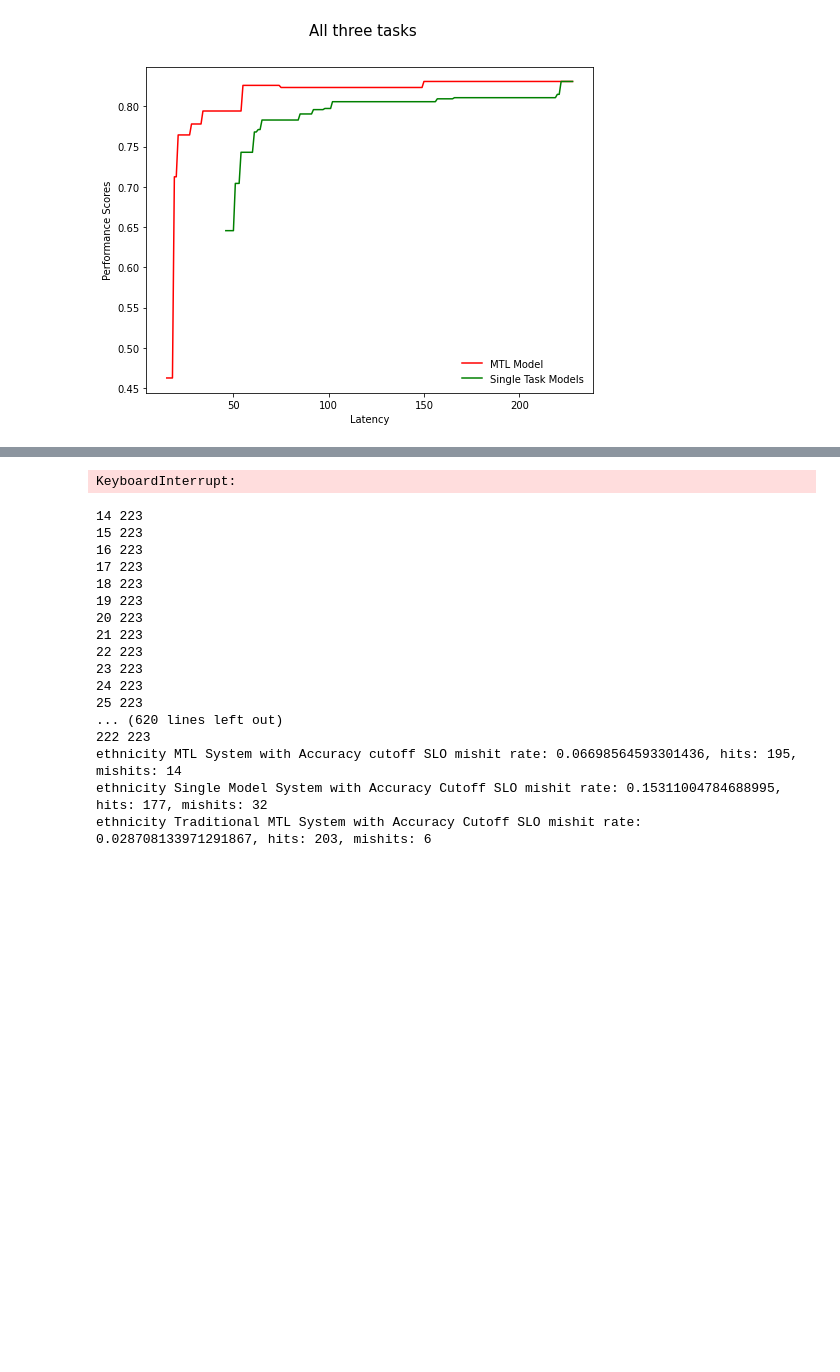
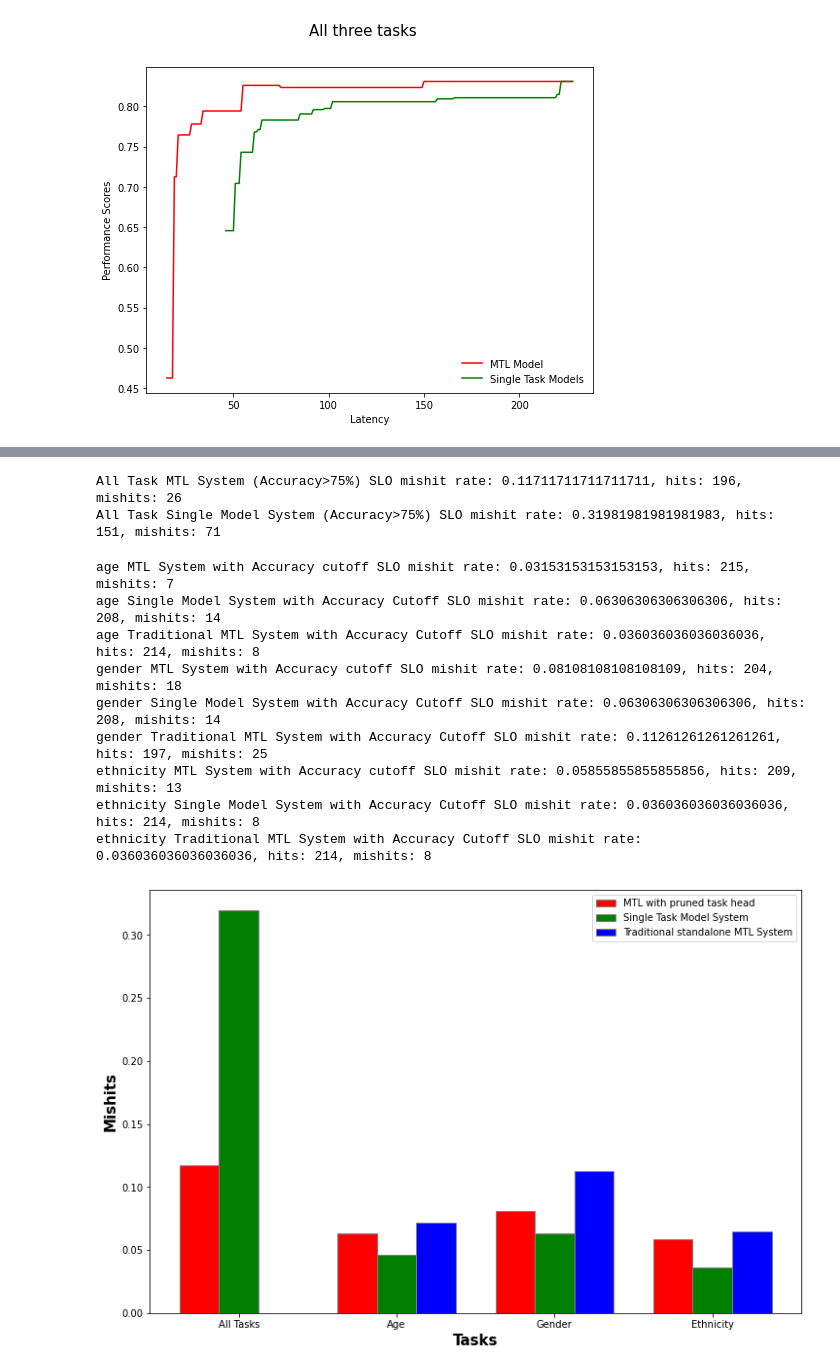
Before and after one commit to jmiano/MTLSys, a Jupyter notebook: inference/Inference.ipynb, the cells around one changed output, grey strips where cells are left out. Saved outputs shown, nothing was run; the diff lists cells and outputs as text; code cells hidden in the pictures; blank space fills up the shorter version.

```diff
--- a/inference/Inference.ipynb
+++ b/inference/Inference.ipynb
@@ -343,6 +344,30 @@ def plot_triple_pareto_curve_graph(pair1, pair2, pair3, title):
 	plt.legend(loc="lower right", frameon=False)
 
 	plt.show()
+# %%
+def plot_mishits(mtl, single, trad_mtl):
+
+    barWidth = 0.25
+    fig = plt.subplots(figsize =(12, 8))
+
+    br1 = np.arange(len(mtl))
+    br2 = [x + barWidth for x in br1]
+    br3 = [x + barWidth for x in br2]
+
+    plt.bar(br1, mtl, color ='r', width = barWidth,
+        edgecolor ='grey', label ='MTL with pruned task head')
+    plt.bar(br2, single, color ='g', width = barWidth,
+            edgecolor ='grey', label ='Single Task Model System')
+    plt.bar(br3, trad_mtl, color ='b', width = barWidth,
+            edgecolor ='grey', label ='Traditional standalone MTL System')
+
+    plt.xlabel('Tasks', fontweight ='bold', fontsize = 15)
+    plt.ylabel('Mishits', fontweight ='bold', fontsize = 15)
+    plt.xticks([r + barWidth for r in range(len(mtl))],
+            ['All Tasks', 'Age', 'Gender', 'Ethnicity'])
+
+    plt.legend()
+    plt.show()
 # %%
 ### Load in the data
 folder = '../UTKFace'
@@ -523,5 +548,6 @@ for tasks in tasks_list:
 # %%
 #Mis-hit calculations with Accuracy cutoff
+mtl, single, trad_mtl = [], [], []
 
 batch_size = 8 # No relevance now since we are not doing queueing
 requests = []
@@ -552,8 +578,9 @@ for i in range(len(hits)):
         actual_hits.append(0)
 
 
-print("All Task MTL System (Accuracy>75%) SLO mishit rate: " + str((len(hits) - sum(hits))/ len(hits)) + ", hits: " + str(sum(hits)) + ", mishits: " + str(len(hits) - sum(hits)))
+print("All Task MTL System (Accuracy>75%) SLO mishit rate: " + str((len(actual_hits) - sum(actual_hits))/ len(actual_hits)) + ", hits: " + str(sum(actual_hits)) + ", mishits: " + str(len(actual_hits) - sum(actual_hits)))
 
+mtl.append((len(actual_hits) - sum(actual_hits))/ len(actual_hits))
 
 batch_size = 8 # No relevance now since we are not doing queueing
 requests = []
@@ -583,11 +610,14 @@ for i in range(len(hits)):
 
 
 print("All Task Single Model System (Accuracy>75%) SLO mishit rate: " + str((len(actual_hits) - sum(actual_hits))/ len(actual_hits)) + ", hits: " + str(sum(actual_hits)) + ", mishits: " + str(len(actual_hits) - sum(actual_hits)))
+
+single.append((len(actual_hits) - sum(actual_hits))/ len(actual_hits))
+trad_mtl.append(0)
 # %% [output]
-KeyboardInterrupt:
+All Task MTL System (Accuracy>75%) SLO mishit rate: 0.11711711711711711, hits: 196, mishits: 26
+All Task Single Model System (Accuracy>75%) SLO mishit rate: 0.31981981981981983, hits: 151, mishits: 71
 # %%
 #Mis-hit calculations with Accuracy cutoff - 0.75
-
 
 ## Single Tasks
 tasks_list = [["age"], ["gender"],["ethnicity"]]
@@ -623,6 +653,7 @@ for tasks in tasks_list:
 
     print(tasks[0] + " MTL System with Accuracy cutoff SLO mishit rate: " + str((len(actual_hits) - sum(actual_hits))/ len(actual_hits)) + ", hits: " + str(sum(actual_hits)) + ", mishits: " + str(len(actual_hits) - sum(actual_hits)))
 
+    mtl.append((len(actual_hits) - sum(actual_hits))/ len(actual_hits))
 
     batch_size = 8 # No relevance now since we are not doing queueing
     requests = []
@@ -651,9 +682,10 @@ for tasks in tasks_list:
             actual_hits.append(0)
 
 
-    print(tasks[0] + " Single Model System with Accuracy Cutoff SLO mishit rate: " + str((len(actual_hits) - sum(actual_hits))/ len(actual_hits)) + ", hits: " + str(sum(actual_hits)) + ", mishits: " + str(len(hits) - sum(actual_hits)))
+    print(tasks[0] + " Single Model System with Accuracy Cutoff SLO mishit rate: " + str((len(actual_hits) - sum(actual_hits))/ len(actual_hits)) + ", hits: " + str(sum(actual_hits)) + ", mishits: " + str(len(actual_hits) - sum(actual_hits)))
 
 
+    single.append((len(actual_hits) - sum(actual_hits))/ len(actual_hits))
 
 
     batch_size = 8 # No relevance now since we are not doing queueing
@@ -667,7 +699,7 @@ for tasks in tasks_list:
             requests = []
             hits+=lat_hit
             acc_hits+=acc_hit
-            request = RequestDetails(0, i, tasks, next(iter(dataloader))[0])
+        request = RequestDetails(accuracy, i, tasks, next(iter(dataloader))[0])
         requests.append(request)
 
     lat_hit, acc_hit, lat_acc_pair = process_batch_requests(requests, min_accuracy=True, only_mtl=True)
@@ -681,22 +713,20 @@ for tasks in tasks_list:
             actual_hits.append(0)
 
 
-    print(tasks[0] + " Traditional MTL System with Accuracy Cutoff SLO mishit rate: " + str((len(actual_hits) - sum(actual_hits))/ len(actual_hits)) + ", hits: " + str(sum(actual_hits)) + ", mishits: " + str(len(actual_hits) - sum(hits)))
+    print(tasks[0] + " Traditional MTL System with Accuracy Cutoff SLO mishit rate: " + str((len(actual_hits) - sum(actual_hits))/ len(actual_hits)) + ", hits: " + str(sum(actual_hits)) + ", mishits: " + str(len(actual_hits) - sum(actual_hits)))
+
+    trad_mtl.append((len(actual_hits) - sum(actual_hits))/ len(actual_hits))
 # %% [output]
-14 223
-15 223
-16 223
-17 223
-18 223
-19 223
-20 223
-21 223
-22 223
-23 223
-24 223
-25 223
-... (620 lines left out)
-222 223
-ethnicity MTL System with Accuracy cutoff SLO mishit rate: 0.06698564593301436, hits: 195, mishits: 14
-ethnicity Single Model System with Accuracy Cutoff SLO mishit rate: 0.15311004784688995, hits: 177, mishits: 32
-ethnicity Traditional MTL System with Accuracy Cutoff SLO mishit rate: 0.028708133971291867, hits: 203, mishits: 6
+age MTL System with Accuracy cutoff SLO mishit rate: 0.03153153153153153, hits: 215, mishits: 7
+age Single Model System with Accuracy Cutoff SLO mishit rate: 0.06306306306306306, hits: 208, mishits: 14
+age Traditional MTL System with Accuracy Cutoff SLO mishit rate: 0.036036036036036036, hits: 214, mishits: 8
+gender MTL System with Accuracy cutoff SLO mishit rate: 0.08108108108108109, hits: 204, mishits: 18
+gender Single Model System with Accuracy Cutoff SLO mishit rate: 0.06306306306306306, hits: 208, mishits: 14
+gender Traditional MTL System with Accuracy Cutoff SLO mishit rate: 0.11261261261261261, hits: 197, mishits: 25
+ethnicity MTL System with Accuracy cutoff SLO mishit rate: 0.05855855855855856, hits: 209, mishits: 13
+ethnicity Single Model System with Accuracy Cutoff SLO mishit rate: 0.036036036036036036, hits: 214, mishits: 8
+ethnicity Traditional MTL System with Accuracy Cutoff SLO mishit rate: 0.036036036036036036, hits: 214, mishits: 8
+# %%
+plot_mishits(mtl, single, trad_mtl)
+# %% [output]
+[figure, added]
```
Also changed, not shown: parts of 2 cells of this notebook, 4 other files.
